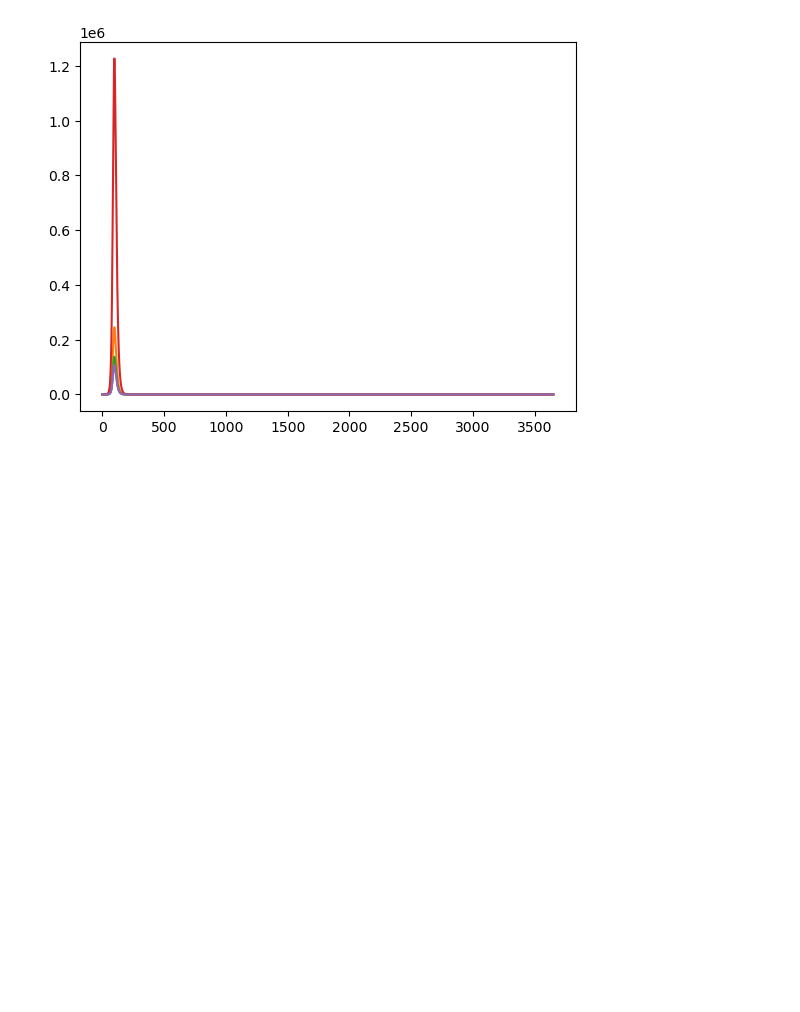
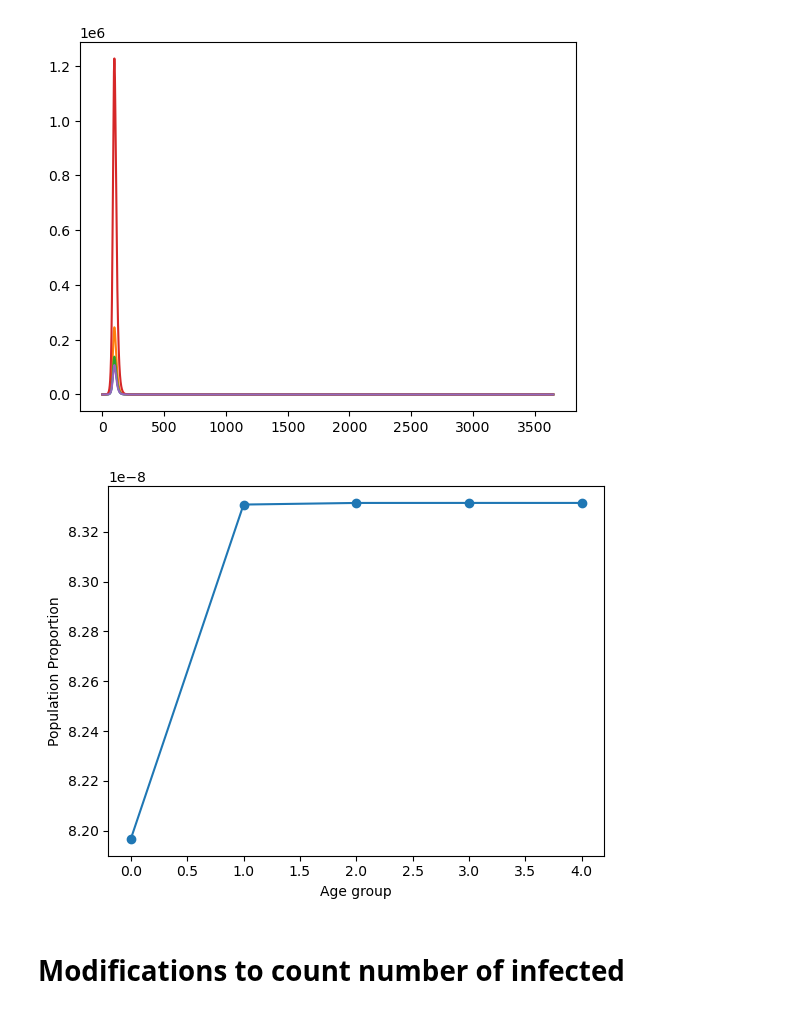
Before and after one commit to denisecammarota/vaccine-dengue-BR, a Jupyter notebook: Basic_Model.ipynb, the cells around one changed output. Saved outputs shown, nothing was run; the diff lists cells and outputs as text; code cells hidden in the pictures; blank space fills up the shorter version.

Commit message:
adding total cases count + age diagram

```diff
--- a/Basic_Model.ipynb
+++ b/Basic_Model.ipynb
@@ -205,3 +222,14 @@ plt.plot(t_total,ret[:,5:10]*pop)
  <matplotlib.lines.Line2D at 0x...>,
  <matplotlib.lines.Line2D at 0x...>]
 [figure]
+# %%
+inf_total = ((ret[365,10:] - ret[0,10:])*pop).sum()
+prop_pop = np.array([alpha1,alpha2,alpha3,alpha4,alpha5])*pop*inf_total
+plt.plot(ret[364,10:]*pop/prop_pop - ret[0,10:]*pop/prop_pop, '-o')
+plt.ylabel('Population Proportion')
+plt.xlabel('Age group')
+plt.show()
+# %% [output]
+[figure, added]
+# %% [markdown]
+# Modifications to count number of infected
```
Also changed, not shown: parts of 15 cells of this notebook.
